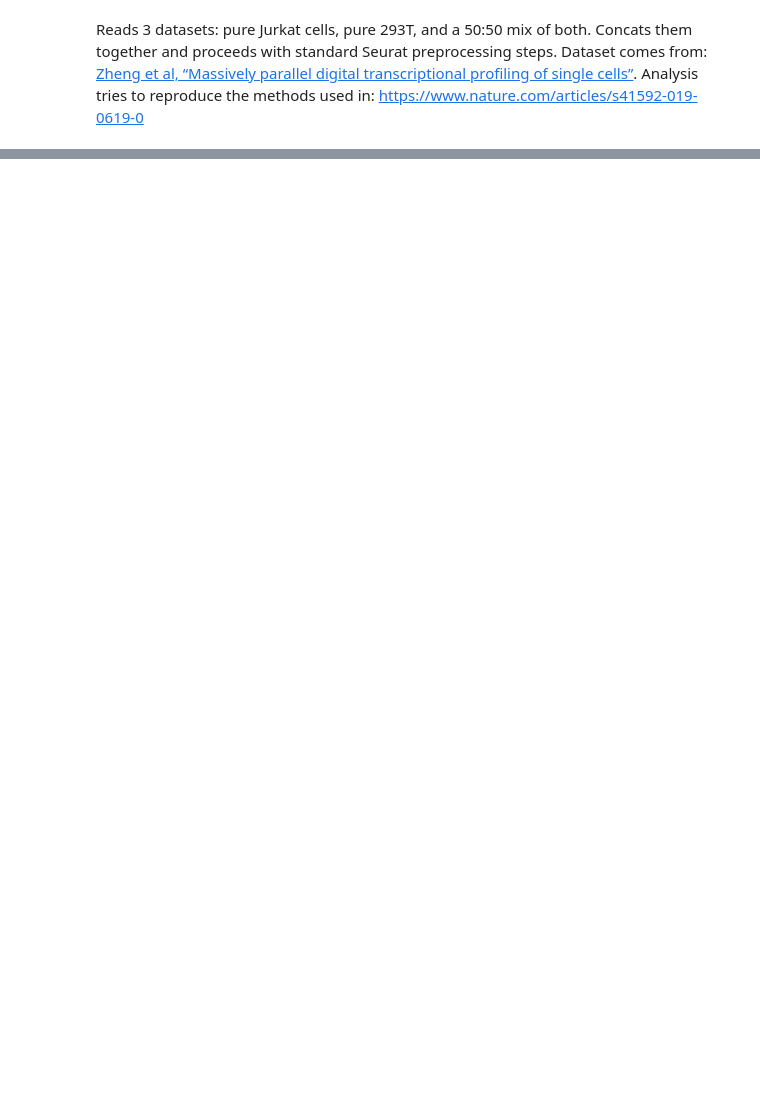
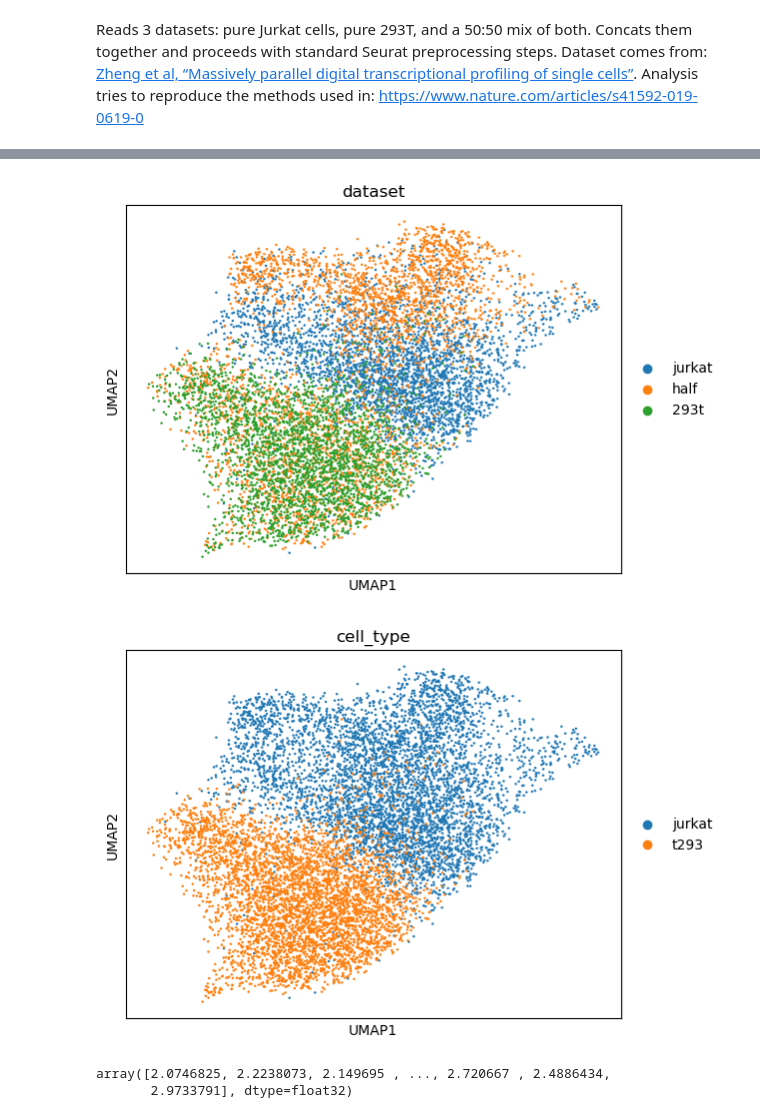
Before and after one commit to annkamsk/mvae, a Jupyter notebook: VAE_with_LISI_benchmark_Jurkat_293T.ipynb, the cells around one changed output, grey strips where cells are left out. Cells and saved outputs as stored; diff of their text form; code cells hidden in the pictures; blank space fills up the shorter version.

```diff
--- a/VAE_with_LISI_benchmark_Jurkat_293T.ipynb
+++ b/VAE_with_LISI_benchmark_Jurkat_293T.ipynb
@@ -107,0 +150,4 @@ sc.pl.umap(adata, color=['dataset'])
+# %%
+adata.obs["cell_type_id"] = pd.Categorical(
+            pd.factorize(adata.obs.loc[:, "cell_type"])[0]
+        )
@@ -107,0 +208,6 @@ sc.pl.umap(adata, color=['dataset'])
+# %%
+sc.pl.umap(adata, color=["dataset"])
+sc.pl.umap(adata, color=["cell_type"])
+# %% [output]
+[figure, added]
+[figure, added]
@@ -107,0 +217,6 @@ sc.pl.umap(adata, color=['dataset'])
+# %%
+lisi_np = lisi.cpu().numpy()
+lisi_np
+# %% [output]
+array([2.0746825, 2.2238073, 2.149695 , ..., 2.720667 , 2.4886434,
+       2.9733791], dtype=float32)
```
Also changed, not shown: parts of 52 cells of this notebook, 16 other files.
